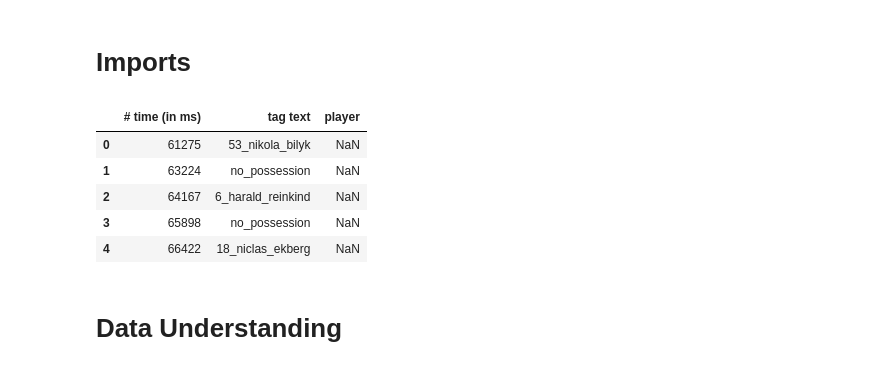
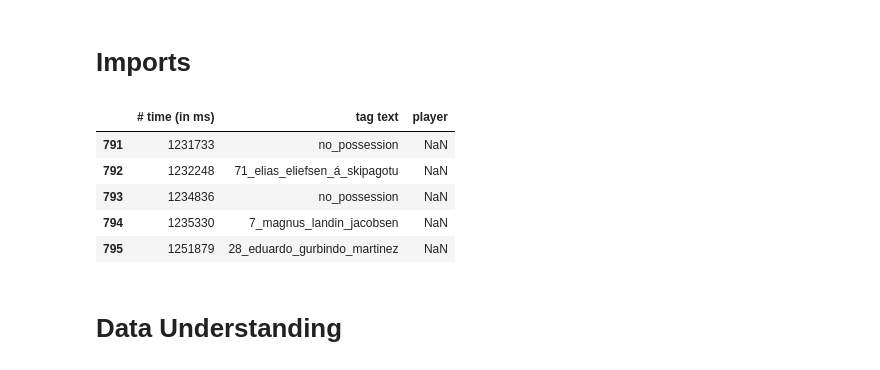
Before and after one commit to Zalipski/handball_mt, a Jupyter notebook: handball.ipynb, the cells around one changed output. Cells and saved outputs as stored; diff of their text form; code cells hidden in the pictures.

```diff
--- a/handball.ipynb
+++ b/handball.ipynb
@@ -32,14 +32,14 @@ match_h1 = pd.read_csv(r"handball_sample\flensburg_kiel_md5_h1.csv", sep = ";")
 match_h2 = pd.read_csv(r"handball_sample\flensburg_kiel_md5_h1.csv", sep = ";")
 tags = pd.read_csv(r"handball_sample\tags_flensburg_kiel_md5_s2324.csv", sep = ";")
 # %%
-tags.head()
+tags.tail()
 # %% [output]
 |  | # time (in ms) | tag text | player |
-| 0 | 61275 | 53_nikola_bilyk | NaN |
-| 1 | 63224 | no_possession | NaN |
-| 2 | 64167 | 6_harald_reinkind | NaN |
-| 3 | 65898 | no_possession | NaN |
-| 4 | 66422 | 18_niclas_ekberg | NaN |
+| 791 | 1231733 | no_possession | NaN |
+| 792 | 1232248 | 71_elias_eliefsen_á_skipagotu | NaN |
+| 793 | 1234836 | no_possession | NaN |
+| 794 | 1235330 | 7_magnus_landin_jacobsen | NaN |
+| 795 | 1251879 | 28_eduardo_gurbindo_martinez | NaN |
 # %% [markdown]
 # Data Understanding
 # %%
```
Also changed, not shown: parts of 11 cells of this notebook.
